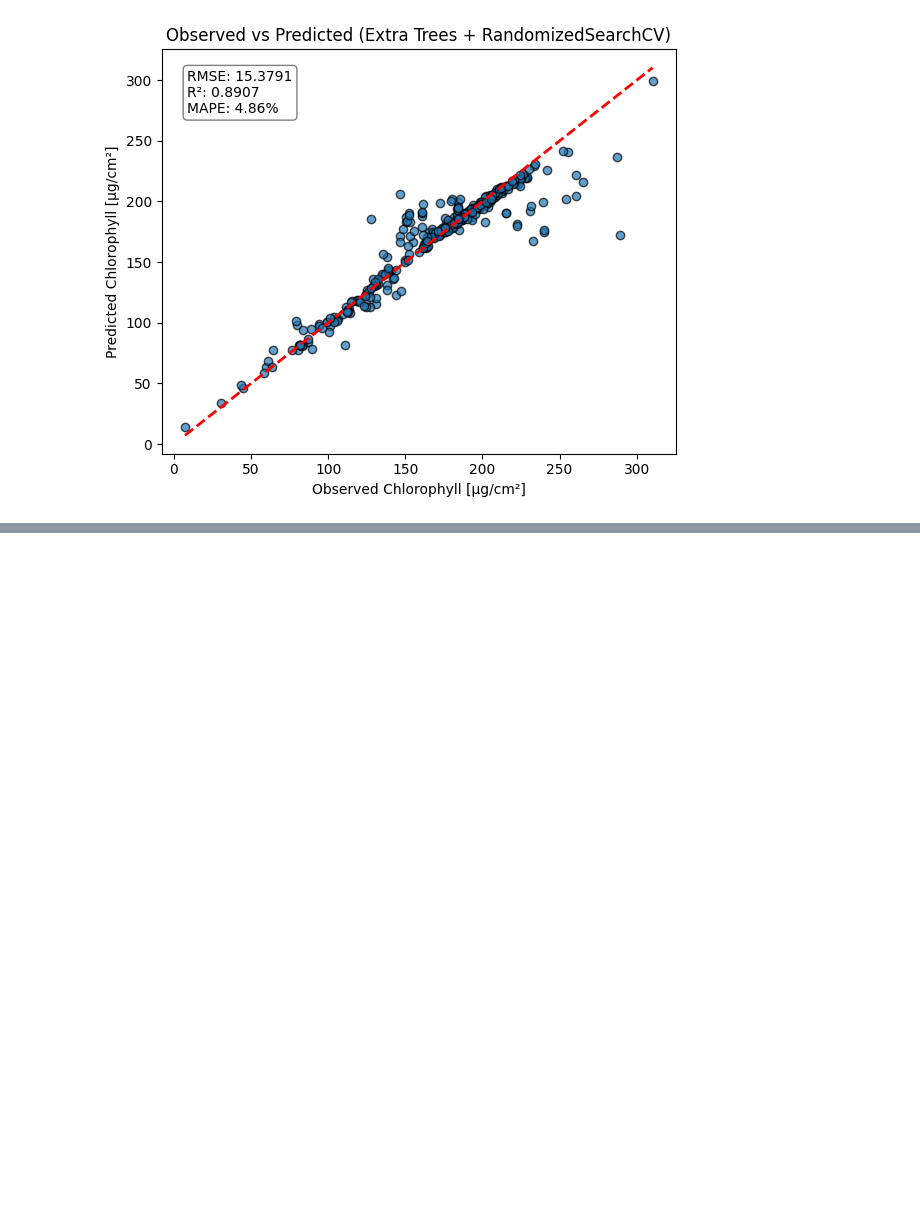
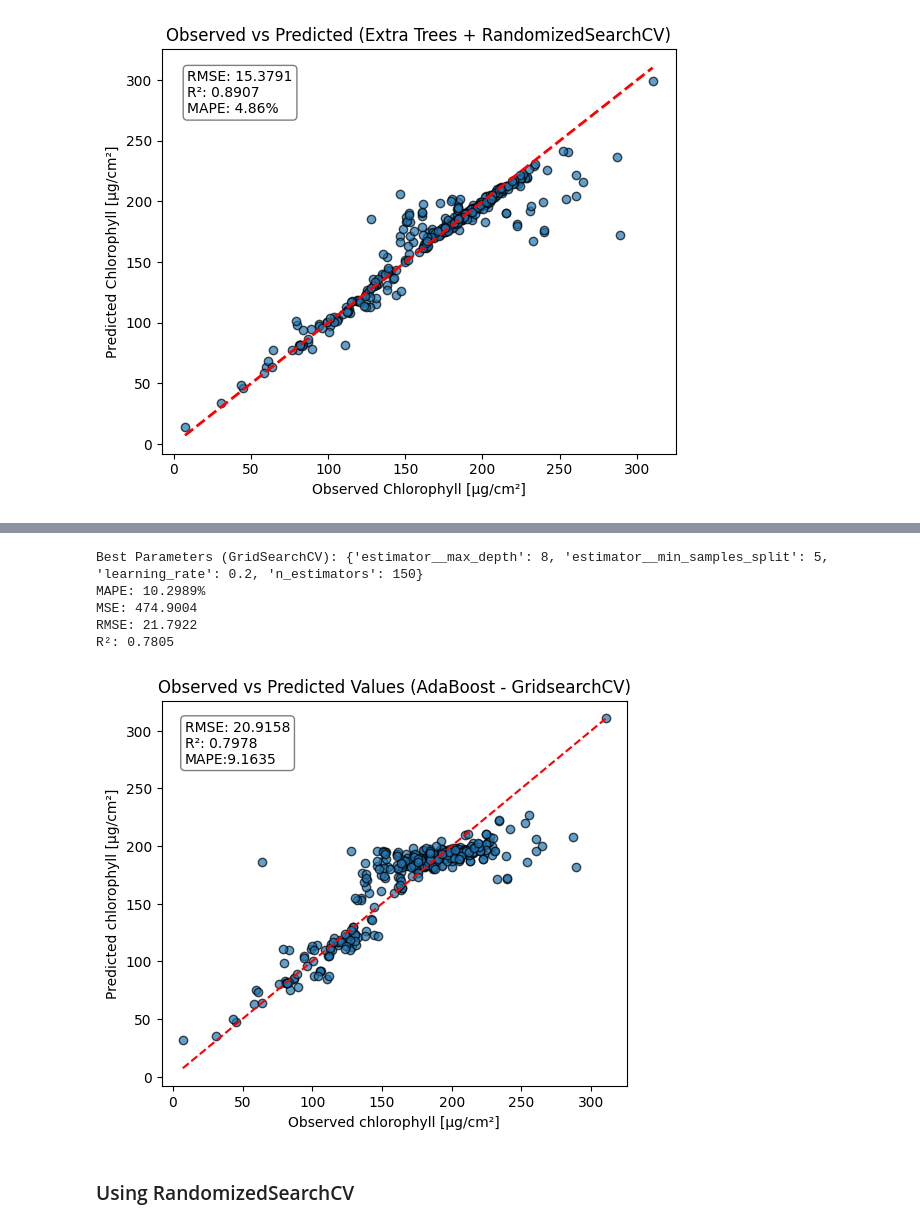
Before and after one commit to haricharnbytes/Chlorophyll_prediction, a Jupyter notebook: chlorophyll.ipynb, the cells around one changed output, grey strips where cells are left out. Drawn from its saved outputs; the diff is of its cells as text; code cells hidden in the pictures; blank space fills up the shorter version.

```diff
--- a/chlorophyll.ipynb
+++ b/chlorophyll.ipynb
@@ -903,0 +1009,33 @@ plt.show()
+# %%
+# Evaluation
+mse = mean_squared_error(y_test, y_pred_grid)
+rmse = np.sqrt(mse)
+r2 = r2_score(y_test, y_pred_grid)
+mape = np.mean(np.abs((y_test - y_pred_grid) / y_test)) * 100
+
+print("Best Parameters (GridSearchCV):", grid_search.best_params_)
+print(f"MAPE: {mape:.4f}%\nMSE: {mse:.4f}\nRMSE: {rmse:.4f}\nR²: {r2:.4f}")
+# %% [output]
+Best Parameters (GridSearchCV): {'estimator__max_depth': 8, 'estimator__min_samples_split': 5, 'learning_rate': 0.2, 'n_estimators': 150}
+MAPE: 10.2989%
+MSE: 474.9004
+RMSE: 21.7922
+R²: 0.7805
+# %%
+plt.figure(figsize=(6, 5))
+plt.scatter(y_test, y_pred_grid, alpha=0.7, edgecolors='k')
+plt.plot([y_test.min(), y_test.max()], [y_test.min(), y_test.max()], 'r--')
+plt.xlabel('Observed chlorophyll [µg/cm²]')
+plt.ylabel('Predicted chlorophyll [µg/cm²]')
+plt.title('Observed vs Predicted Values (AdaBoost - GridsearchCV)')
+plt.text(0.05, 0.95, f'RMSE: {rmse:.4f}\nR²: {r2:.4f}\nMAPE:{mape:.4f}',
+         transform=plt.gca().transAxes,
+         verticalalignment='top',
+         bbox=dict(boxstyle='round', facecolor='white', alpha=0.5))
+
+#plt.savefig('AdaBoost')
+plt.show()
+# %% [output]
+[figure, added]
+# %% [markdown]
+### Using RandomizedSearchCV
```
Also changed, not shown: parts of 11 cells of this notebook.
